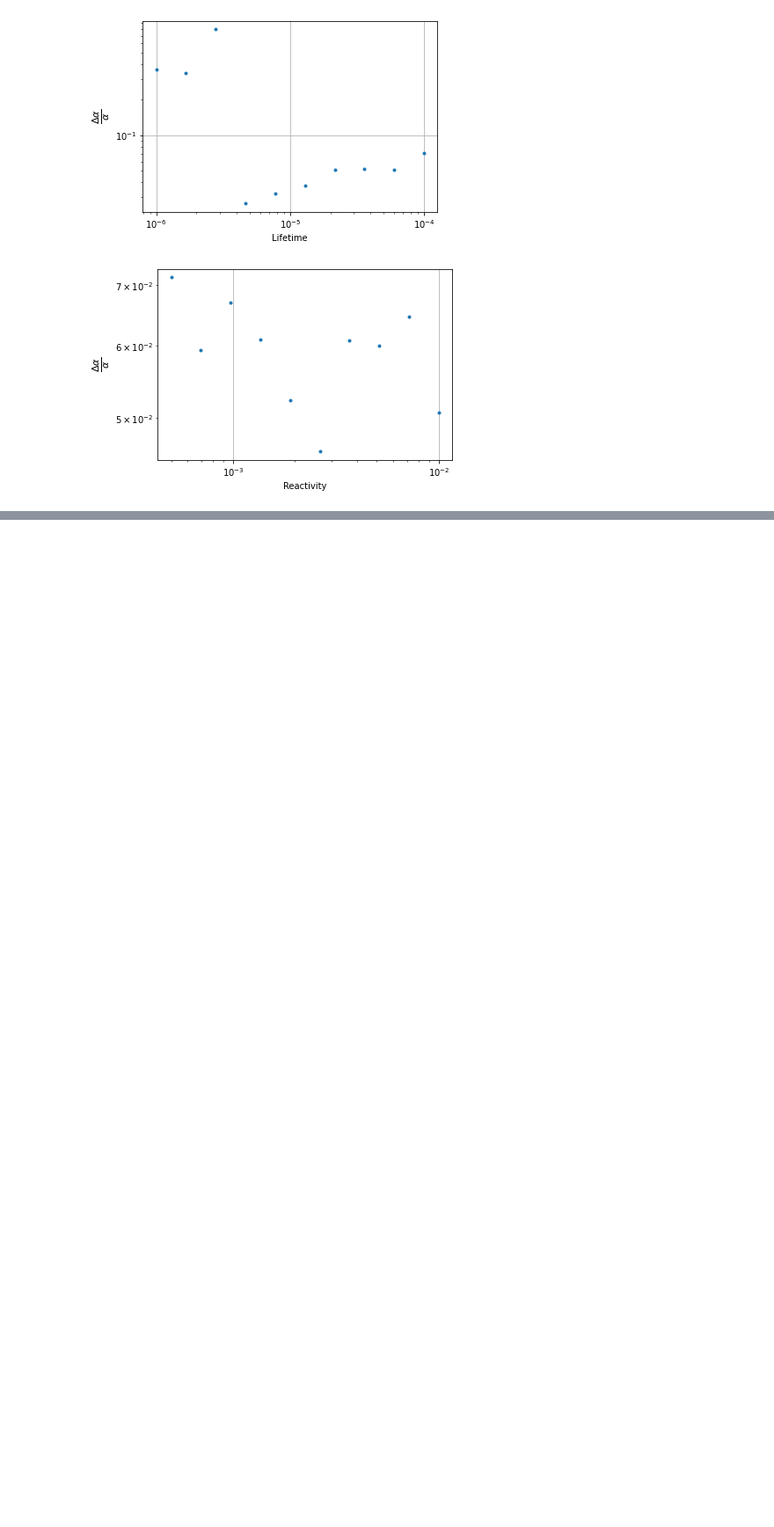
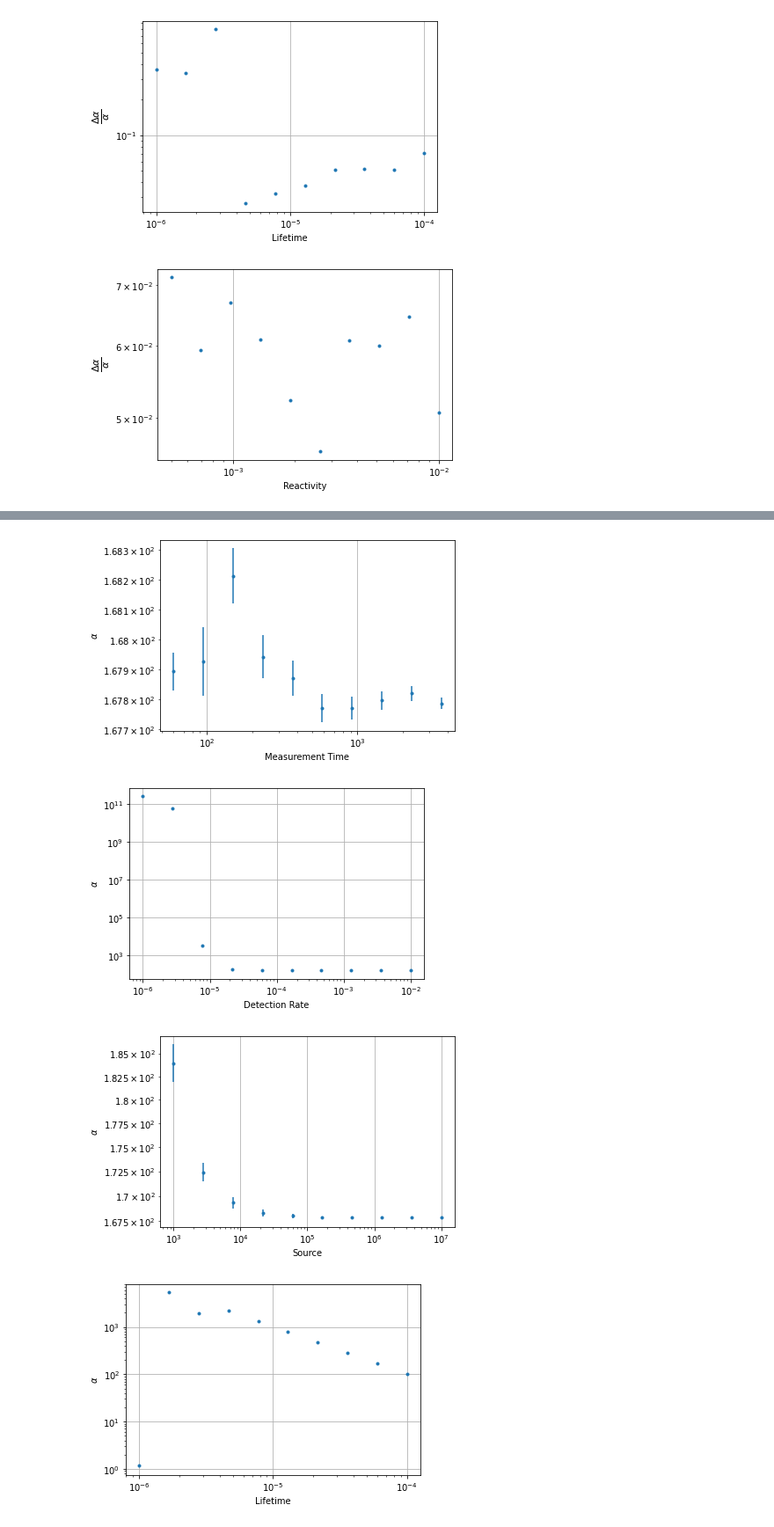
Before and after one commit to esheder/noise, a Jupyter notebook: hpc_runs/data_analysis.ipynb, the cells around one changed output, grey strips where cells are left out. Shown at 88% size. Saved outputs shown, nothing was run; the diff lists cells and outputs as text; code cells hidden in the pictures; blank space fills up the shorter version.

```diff
--- a/hpc_runs/data_analysis.ipynb
+++ b/hpc_runs/data_analysis.ipynb
@@ -492,0 +568,19 @@ for option, slc in zip(options, slices):
+# %%
+for option, slc in zip(options, slices):
+    unkey = (set(defaults.keys()) - set(option.keys())).pop()
+    dat = newdata.loc[slc].reset_index().loc[:, (unkey, *val_names)]
+    x, stdy = dat[unkey], dat['Alpha']
+    y, yerr = [z.n for z in stdy], [z.s for z in stdy]
+    plt.figure()
+    plt.errorbar(abs(x), y, yerr=yerr, fmt='.')
+    plt.xscale('log')
+    plt.yscale('log')
+    plt.xlabel(unkey)
+    plt.ylabel(r'$\alpha$')
+    plt.grid()
+    plt.show()
+# %% [output]
+[figure, added]
+[figure, added]
+[figure, added]
+[figure, added]
```
Also changed, not shown: parts of 16 cells of this notebook, 1 other file.
